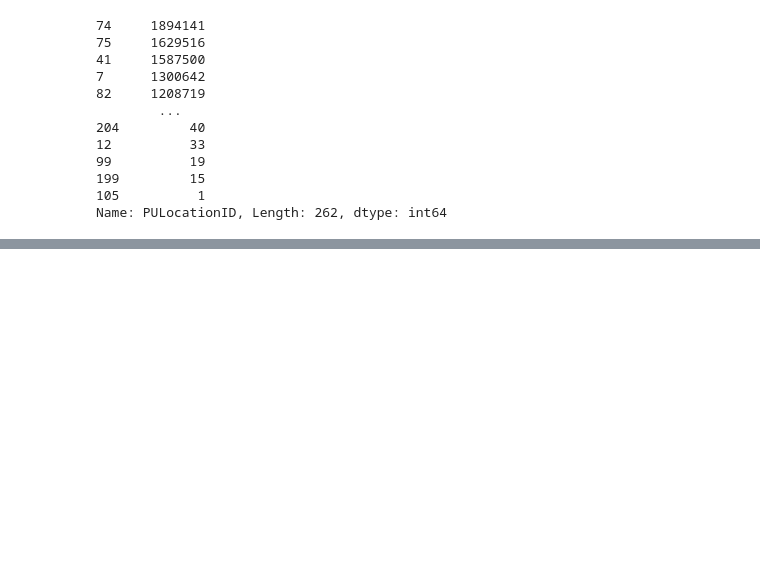
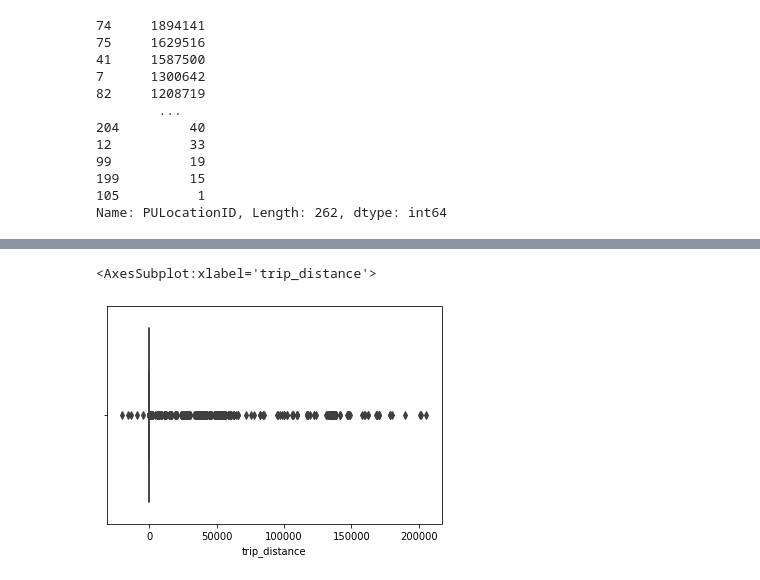
Before and after one commit to rayeess/NYC-Taxi-Trips, a Jupyter notebook: Data Cleaning.ipynb, the cells around one changed output, grey strips where cells are left out. Drawn from its saved outputs; the diff is of its cells as text; code cells hidden in the pictures; blank space fills up the shorter version.

```diff
--- a/Data Cleaning.ipynb
+++ b/Data Cleaning.ipynb
@@ -431,0 +433,9 @@ Name: PULocationID, Length: 262, dtype: int64
+# %%
+# Merge DOLocationID with taxi_zones
+taxi_trips = taxi_trips.merge(right=taxi_zones, how='left', left_on='DOLocationID', right_on='LocationID')
+# %%
+# Dropping LocationID from taxi_trips
+taxi_trips.drop(columns='LocationID', inplace=True)
+# %%
+# Renaming merged columns
+taxi_trips.rename(columns={'Borough' : 'DO_Borough', 'Zone' : 'DO_Zone', 'service_zone' : 'DO_service_zone'}, inplace=True)
@@ -431,0 +515,4 @@ Name: PULocationID, Length: 262, dtype: int64
+# %%
+taxi_trips['trip_duration_mins'] = (taxi_trips['lpep_dropoff_datetime'] - taxi_trips['lpep_pickup_datetime']) / np.timedelta64(1, 'm')
+
+taxi_trips['trip_duration_mins']
@@ -431,0 +669,5 @@ Name: PULocationID, Length: 262, dtype: int64
+# %%
+sns.boxplot(taxi_trips['trip_distance'])
+# %% [output]
+<AxesSubplot:xlabel='trip_distance'>
+[figure, added]
```
Also changed, not shown: parts of 35 cells of this notebook.
